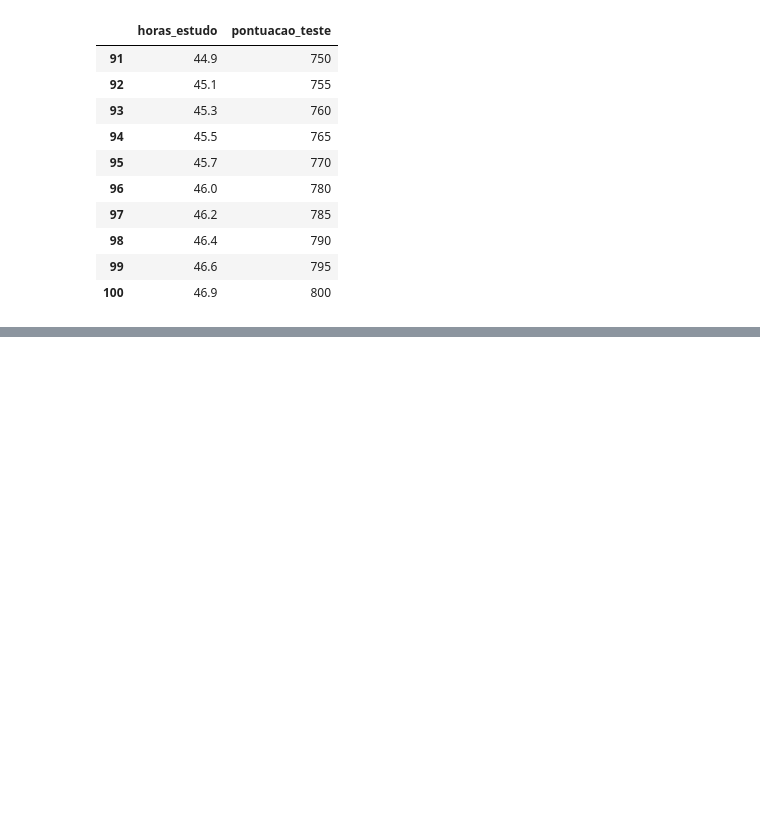
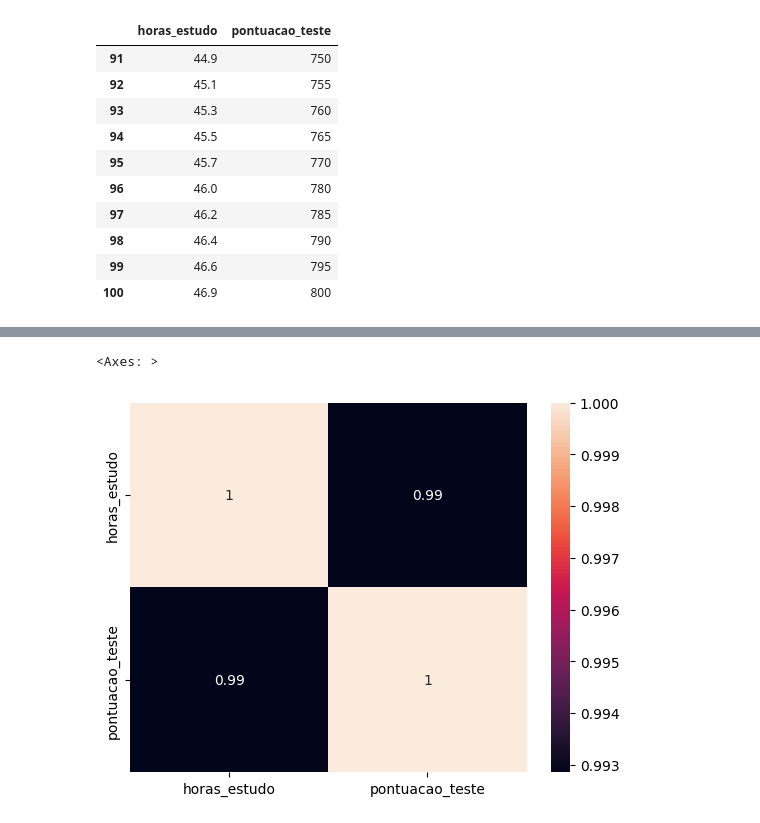
Before and after one commit to RanielliMontagna/ia-learning, a Jupyter notebook: simple_linear_regression/score_model.ipynb, the cells around one changed output, grey strips where cells are left out. Cells and saved outputs as stored; diff of their text form; code cells hidden in the pictures; blank space fills up the shorter version.

```diff
--- a/simple_linear_regression/score_model.ipynb
+++ b/simple_linear_regression/score_model.ipynb
@@ -56,0 +91,6 @@ df_score.tail(10)
+# %%
+# Vefiry the correlation between the variables - Pearson's correlation
+sns.heatmap(df_score.corr(), annot=True)
+# %% [output]
+<Axes: >
+[figure, added]
```
Also changed, not shown: parts of 8 cells of this notebook.
